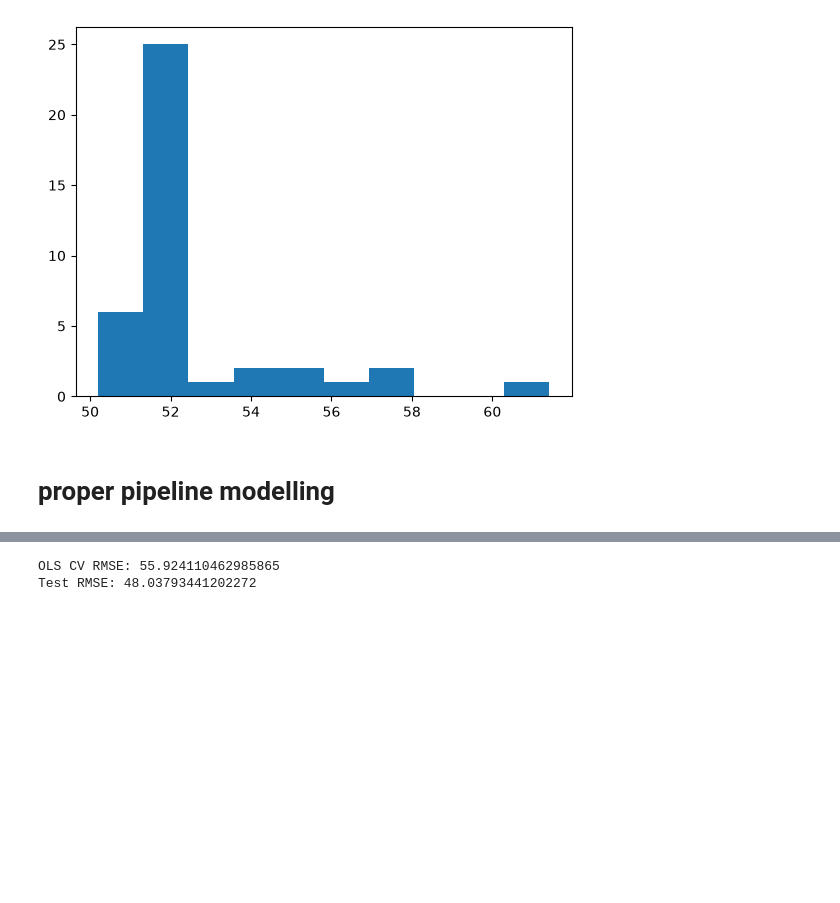
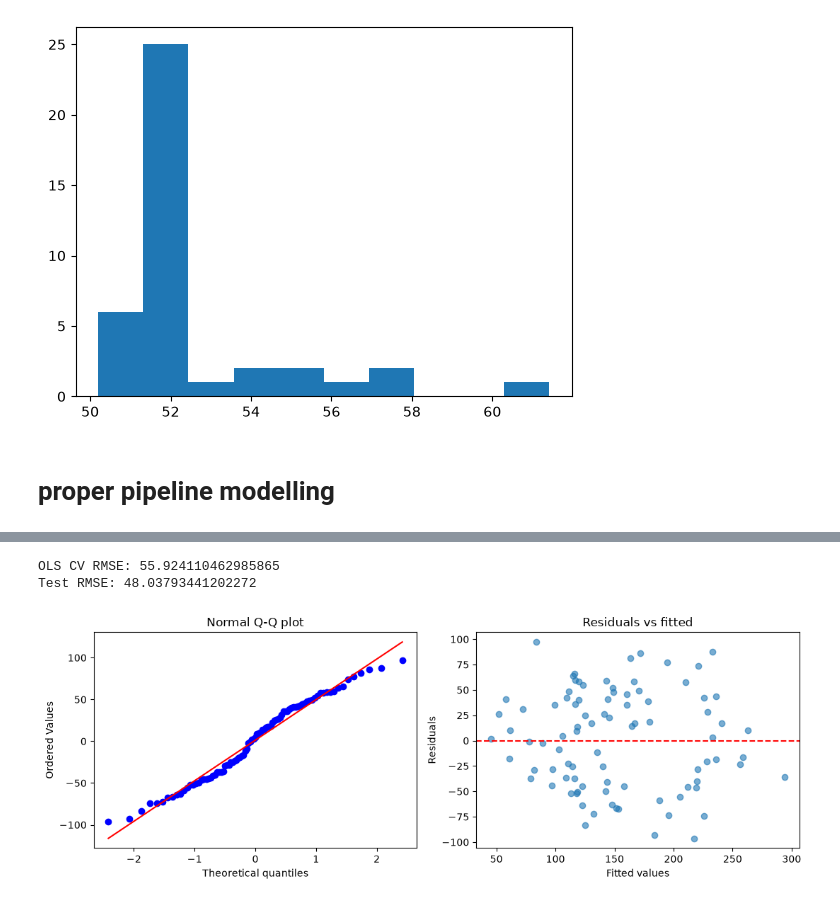
Before and after one commit to beep1000101/ml-classic, a Jupyter notebook: notebooks/linear_reg_diabetes_sklearn.ipynb, the cells around one changed output, grey strips where cells are left out. Drawn from its saved outputs; the diff is of its cells as text; code cells hidden in the pictures; blank space fills up the shorter version.

```diff
--- a/notebooks/linear_reg_diabetes_sklearn.ipynb
+++ b/notebooks/linear_reg_diabetes_sklearn.ipynb
@@ -300,25 +352,42 @@ Test RMSE: 48.46402715912889
 # %%
 linreg_pipeline = Pipeline(
     [
     ("scaler", StandardScaler()),
     ("regressor", LinearRegression(fit_intercept=True)),
     ]
 )
 
 ols_cv = cross_val_score(
     estimator=linreg_pipeline,
     X=X_train,
     y=y_train,
     cv=KFold(n_splits=5, shuffle=True, random_state=10),
     scoring="neg_root_mean_squared_error",
     n_jobs=-1,
 )
 
 linreg_pipeline.fit(X_train, y_train)
 
 y_pred = linreg_pipeline.predict(X_test)
 print("OLS CV RMSE:", -ols_cv.mean())
 print("Test RMSE:", root_mean_squared_error(y_test, y_pred))
+
+residuals = y_test - y_pred
+
+fig, axes = plt.subplots(1, 2, figsize=(11, 4))
+
+stats.probplot(residuals, dist="norm", plot=axes[0])
+axes[0].set_title("Normal Q-Q plot")
+
+axes[1].scatter(y_pred, residuals, alpha=0.6)
+axes[1].axhline(0, color="red", linestyle="--")
+axes[1].set_xlabel("Fitted values")
+axes[1].set_ylabel("Residuals")
+axes[1].set_title("Residuals vs fitted")
+
+plt.tight_layout()
+plt.show()
 # %% [output]
 OLS CV RMSE: 55.924110462985865
 Test RMSE: 48.03793441202272
+[figure, added]
```
Also changed, not shown: parts of 4 cells of this notebook.
